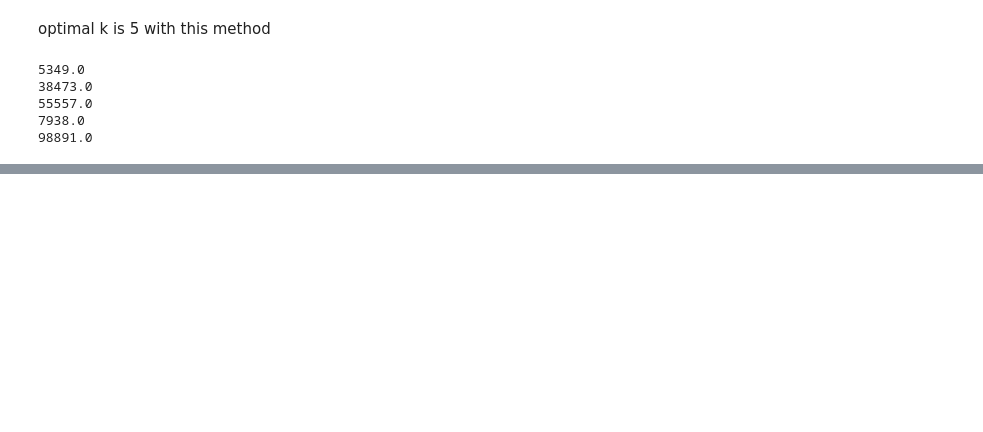
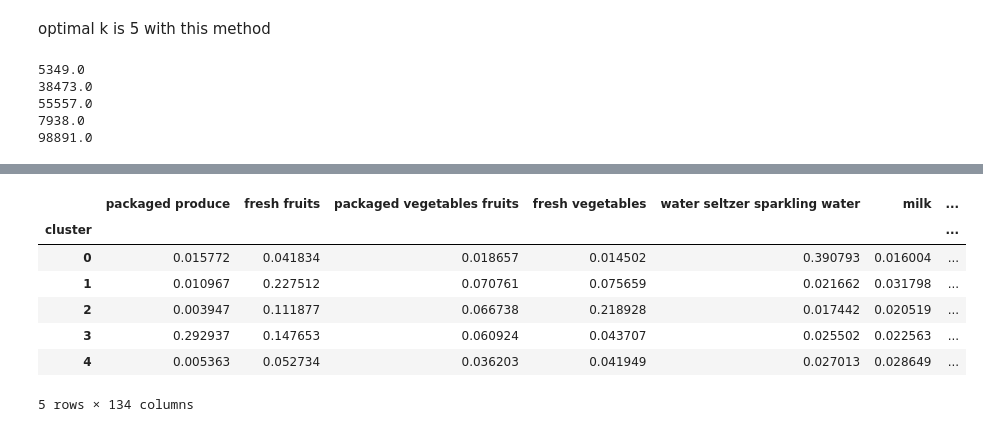
Before and after one commit to auriane81/epfl-ada-ada-2019-project-adax, a Jupyter notebook: project_Auriane2.ipynb, the cells around one changed output, grey strips where cells are left out. Cells and saved outputs as stored; diff of their text form; code cells hidden in the pictures; blank space fills up the shorter version.

```diff
--- a/project_Auriane2.ipynb
+++ b/project_Auriane2.ipynb
@@ -204,0 +326,11 @@ That's better : 3 pretty big clusters !
+# %%
+mean_clusters.sort_values(by=3, ascending = False, axis=1)
+# %% [output]
+|  | packaged produce | fresh fruits | packaged vegetables fruits | fresh vegetables | water seltzer sparkling water | milk | ... |
+| cluster |  |  |  |  |  |  | ... |
+| 0 | 0.015772 | 0.041834 | 0.018657 | 0.014502 | 0.390793 | 0.016004 | ... |
+| 1 | 0.010967 | 0.227512 | 0.070761 | 0.075659 | 0.021662 | 0.031798 | ... |
+| 2 | 0.003947 | 0.111877 | 0.066738 | 0.218928 | 0.017442 | 0.020519 | ... |
+| 3 | 0.292937 | 0.147653 | 0.060924 | 0.043707 | 0.025502 | 0.022563 | ... |
+| 4 | 0.005363 | 0.052734 | 0.036203 | 0.041949 | 0.027013 | 0.028649 | ... |
+5 rows × 134 columns
```
Also changed, not shown: parts of 18 cells of this notebook.
